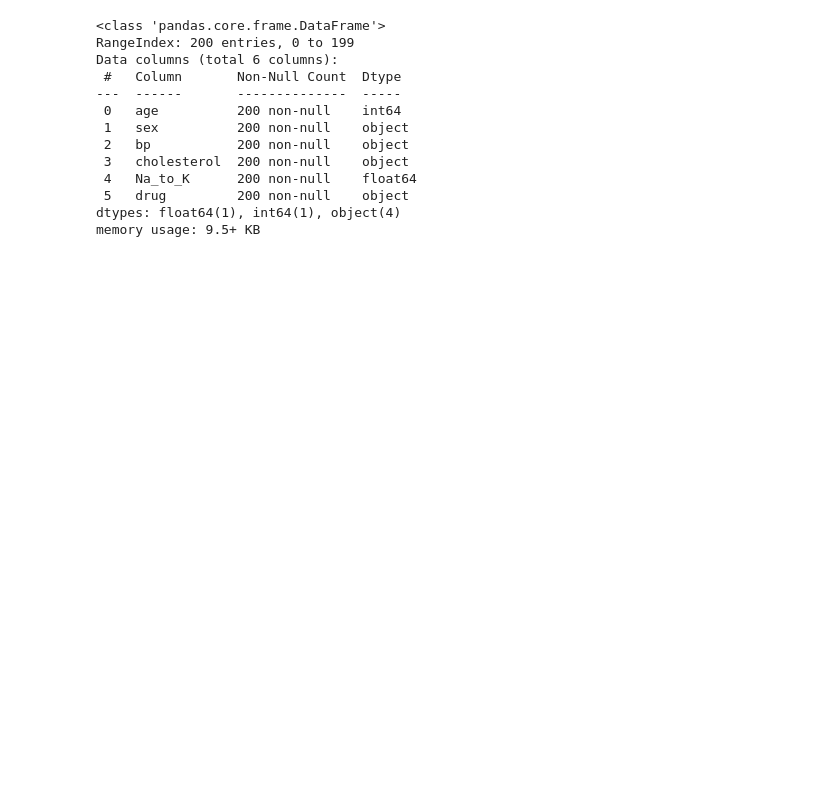
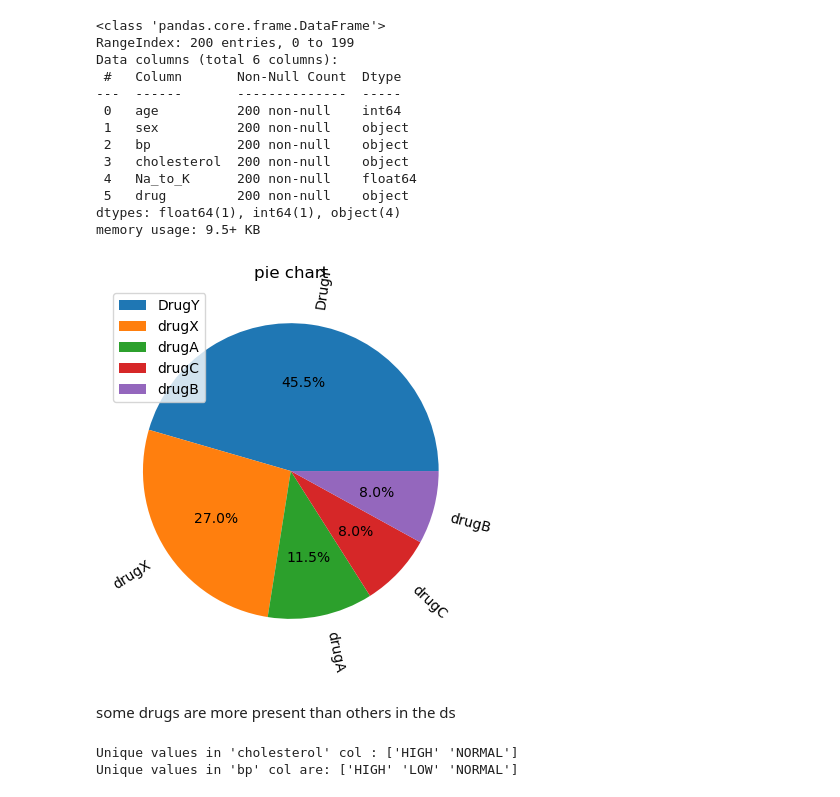
Before and after one commit to pleopleo6/FTP__ML, a Jupyter notebook: ML-PW-05-pellandini-gervasio-jaquet/ex2-debugging/ex2-debugging-pellandini-gervasio-jaquet.ipynb, the cells around one changed output. Saved outputs shown, nothing was run; the diff lists cells and outputs as text; code cells hidden in the pictures; blank space fills up the shorter version.

```diff
--- a/ML-PW-05-pellandini-gervasio-jaquet/ex2-debugging/ex2-debugging-pellandini-gervasio-jaquet.ipynb
+++ b/ML-PW-05-pellandini-gervasio-jaquet/ex2-debugging/ex2-debugging-pellandini-gervasio-jaquet.ipynb
@@ -59,31 +64,26 @@ Data columns (total 6 columns):
  5   drug         200 non-null    object
 dtypes: float64(1), int64(1), object(4)
 memory usage: 9.5+ KB
-# %%
-sex_map = {'F': 0, 'M': 1}
-
-# regex - preprocessing data
-df['sex'] = df['sex'].astype(str)
-df['sex'] = df['sex'].str.strip()
-df['sex'] = df['sex'].str.upper()
-sex_map = {'F': 0, 'M': 1}
-df['sex'] = df['sex'].map(sex_map)
-df['sex'] = df['sex'].astype('int8')
-
-ohe_base_cols = ['bp', 'cholesterol']
-ohe_cols = [c for c in ohe_base_cols if c in df.columns]
-
-
-ohe = OneHotEncoder(sparse_output=False, handle_unknown='ignore')
-
-encoded = ohe.fit_transform(df[ohe_cols])
-encoded_cols = ohe.get_feature_names_out(ohe_cols)
-encoded_df = pd.DataFrame(encoded, columns=encoded_cols, index=df.index)
-
-
-df = pd.concat([df.drop(columns=ohe_cols, errors='ignore'), encoded_df], axis=1)
-df[encoded_cols] = df[encoded_cols].astype('int8')
-
-
-le_drug = LabelEncoder()
-df['drug'] = pd.Series(le_drug.fit_transform(df['drug']), index=df.index).astype('int16')
+# %%
+from matplotlib import pyplot as plt
+
+counts = df['drug'].value_counts()
+
+categories = ['DrugY', 'drugX', 'drugA', 'drugC', 'drugB']
+plt.pie(counts,
+        labels=categories,
+        autopct='%1.1f%%',
+        rotatelabels=True)
+plt.title('pie chart')
+plt.legend()
+plt.show()
+# %% [output]
+[figure, added]
+# %% [markdown]
+some drugs are more present than others in the ds
+# %%
+print("Unique values in 'cholesterol' col :", df['cholesterol'].unique())
+print("Unique values in 'bp' col are:", df['bp'].unique())
+# %% [output]
+Unique values in 'cholesterol' col : ['HIGH' 'NORMAL']
+Unique values in 'bp' col are: ['HIGH' 'LOW' 'NORMAL']
```
Also changed, not shown: parts of 28 cells of this notebook, 2 other files.
